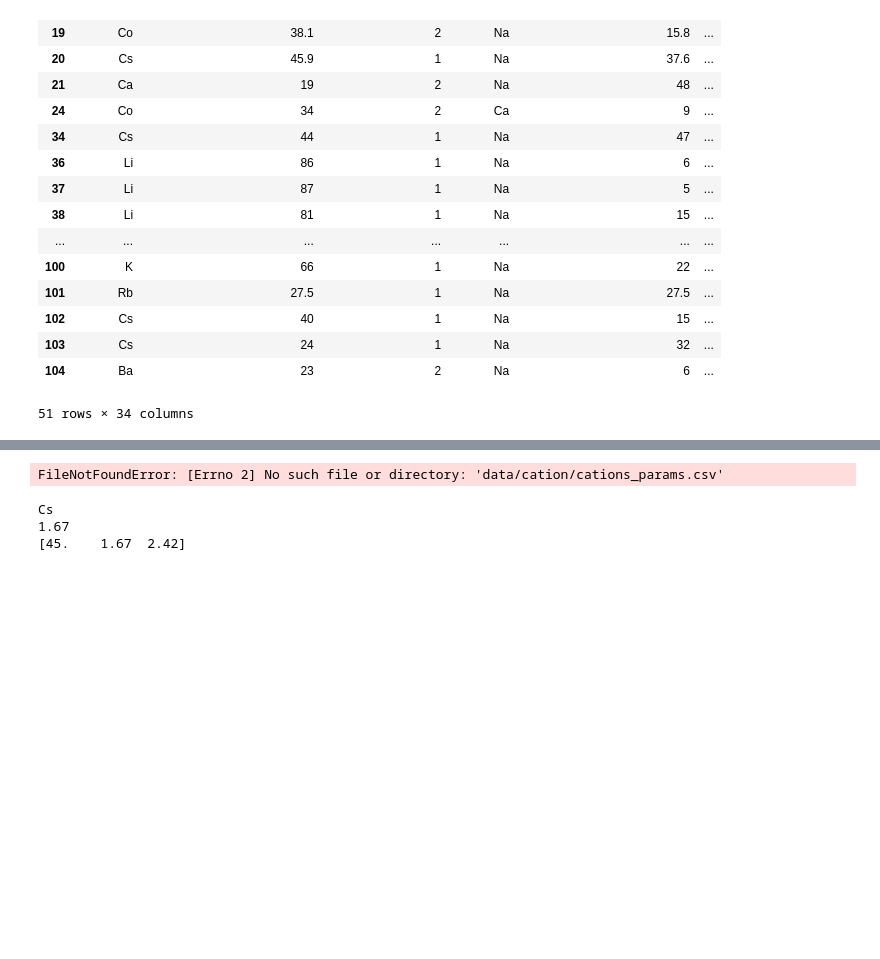
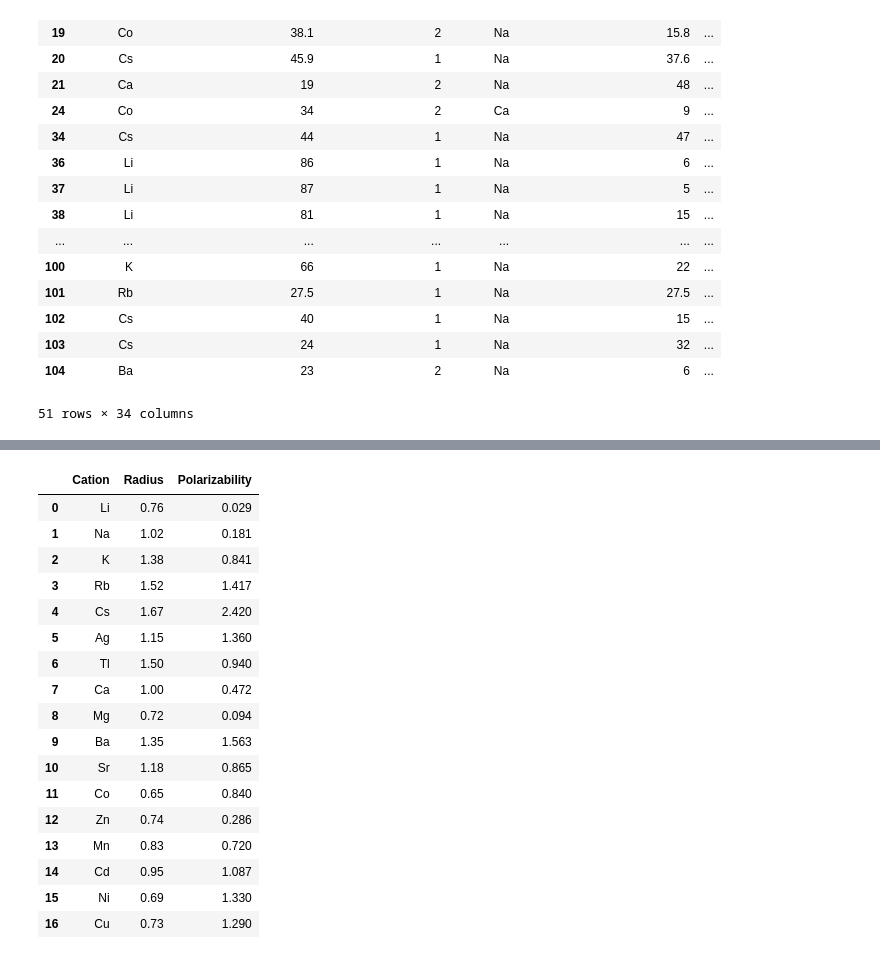
Before and after one commit to IDAnton/isotherm-analyzer, a Jupyter notebook: cation_problem/mps.ipynb, the cells around one changed output, grey strips where cells are left out. Drawn from its saved outputs; the diff is of its cells as text; code cells hidden in the pictures; blank space fills up the shorter version.

```diff
--- a/cation_problem/mps.ipynb
+++ b/cation_problem/mps.ipynb
@@ -432,6 +457,23 @@ bi_cation_data
 # %%
-cation_db = pd.read_csv('data/cation/cations_params.csv')
+cation_db = pd.read_csv('../data/cation/cations_params.csv')
 cation_db
 # %% [output]
-FileNotFoundError: [Errno 2] No such file or directory: 'data/cation/cations_params.csv'
+|  | Cation | Radius | Polarizability |
+| 0 | Li | 0.76 | 0.029 |
+| 1 | Na | 1.02 | 0.181 |
+| 2 | K | 1.38 | 0.841 |
+| 3 | Rb | 1.52 | 1.417 |
+| 4 | Cs | 1.67 | 2.420 |
+| 5 | Ag | 1.15 | 1.360 |
+| 6 | Tl | 1.50 | 0.940 |
+| 7 | Ca | 1.00 | 0.472 |
+| 8 | Mg | 0.72 | 0.094 |
+| 9 | Ba | 1.35 | 1.563 |
+| 10 | Sr | 1.18 | 0.865 |
+| 11 | Co | 0.65 | 0.840 |
+| 12 | Zn | 0.74 | 0.286 |
+| 13 | Mn | 0.83 | 0.720 |
+| 14 | Cd | 0.95 | 1.087 |
+| 15 | Ni | 0.69 | 1.330 |
+| 16 | Cu | 0.73 | 1.290 |
 # %%
@@ -471,11 +515,2 @@ labels_ref = labels_ref.astype(float)
-# %%
-cation = bi_cation_data.iloc[1]["Cation #1"]
-print(cation)
-print(cation_db[cation_db["Cation"] == cation]["Radius"].values[0])
-print(f_ref[0][1])
-# %% [output]
-Cs
-1.67
-[45.    1.67  2.42]
 # %%
 predictions_ref = model.predict((f_ref[0], f_ref[1], num_ref[0], num_ref[1]))
```
Also changed, not shown: parts of 32 cells of this notebook, 2 other files.
